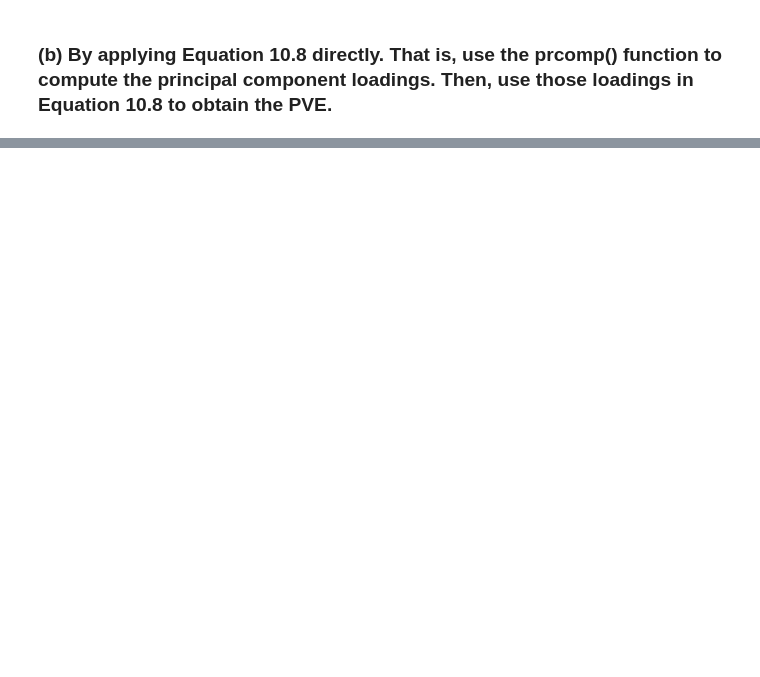
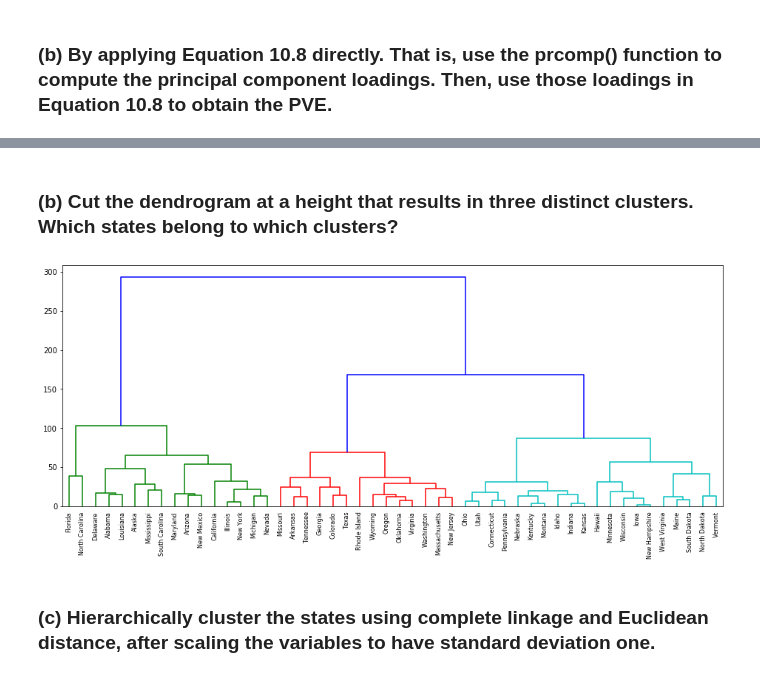
Before and after one commit to ll-wang/Learning-Notes, a Jupyter notebook: ISLR Learning/Exercises/Chapter 10-Clustering.ipynb, the cells around one changed output, grey strips where cells are left out. Cells and saved outputs as stored; diff of their text form; code cells hidden in the pictures; blank space fills up the shorter version.

```diff
--- a/ISLR Learning/Exercises/Chapter 10-Clustering.ipynb
+++ b/ISLR Learning/Exercises/Chapter 10-Clustering.ipynb
@@ -457,0 +499,9 @@ np.mean(equi_meancheck)
+# %% [markdown]
+### (b) Cut the dendrogram at a height that results in three distinct clusters. Which states belong to which clusters?
+# %%
+plt.figure(figsize = (16,6))
+_ = dendrogram(cluster_1,labels = list(USA.index),color_threshold=150)
+# %% [output]
+[figure, added]
+# %% [markdown]
+### (c) Hierarchically cluster the states using complete linkage and Euclidean distance, after scaling the variables to have standard deviation one.
```
Also changed, not shown: parts of 58 cells of this notebook.
